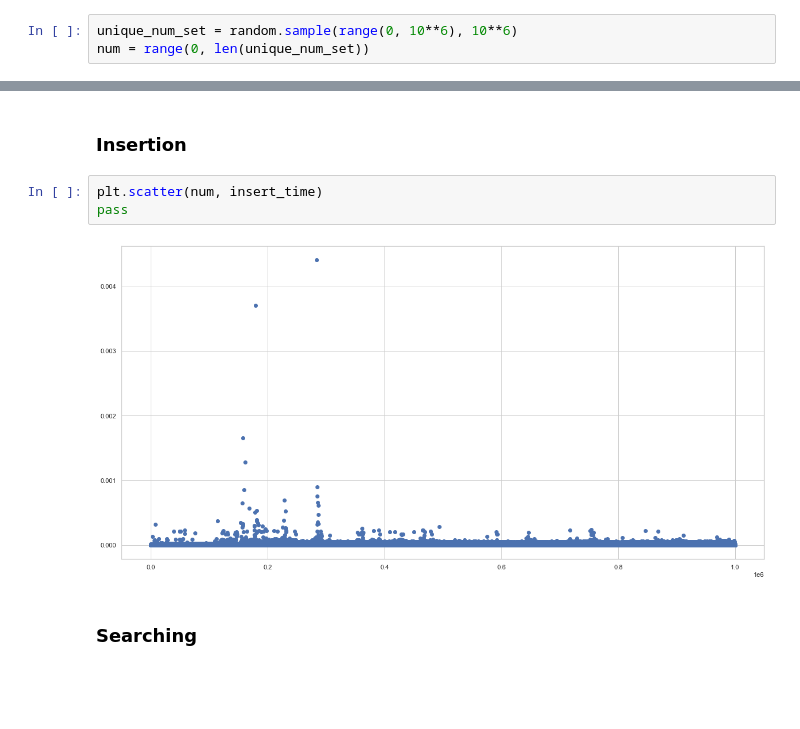
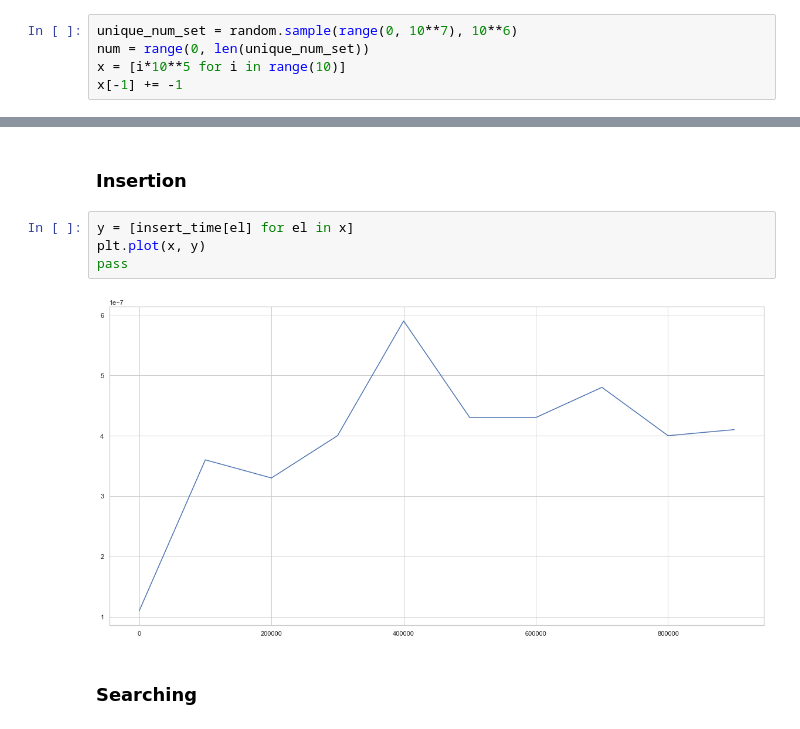
Before and after one commit to ivanvikhrev/search-trees-comparison, a Jupyter notebook: report.ipynb, the cells around one changed output, grey strips where cells are left out. Saved outputs shown, nothing was run; the diff lists cells and outputs as text; blank space fills up the shorter version.

Commit message:
fix time measurement

```diff
--- a/report.ipynb
+++ b/report.ipynb
@@ -77,4 +72,6 @@ def evaluate(tree, unique_set, count_rot = False):
     return (insert_time, search_time, delete_time, rotations_count)
 # %%
-unique_num_set = random.sample(range(0, 10**6), 10**6)
+unique_num_set = random.sample(range(0, 10**7), 10**6)
 num = range(0, len(unique_num_set))
+x = [i*10**5 for i in range(10)]
+x[-1] += -1
@@ -92,9 +92,10 @@ Total time 7.286171, sec
 # %% [markdown]
 ### Insertion
-# %%
-plt.scatter(num, insert_time)
-pass
-# %% [output]
-[figure, removed]
+# %%
+y = [insert_time[el] for el in x]
+plt.plot(x, y)
+pass
+# %% [output]
+[figure, added]
 # %% [markdown]
 ### Searching
```
Also changed, not shown: parts of 39 cells of this notebook.
